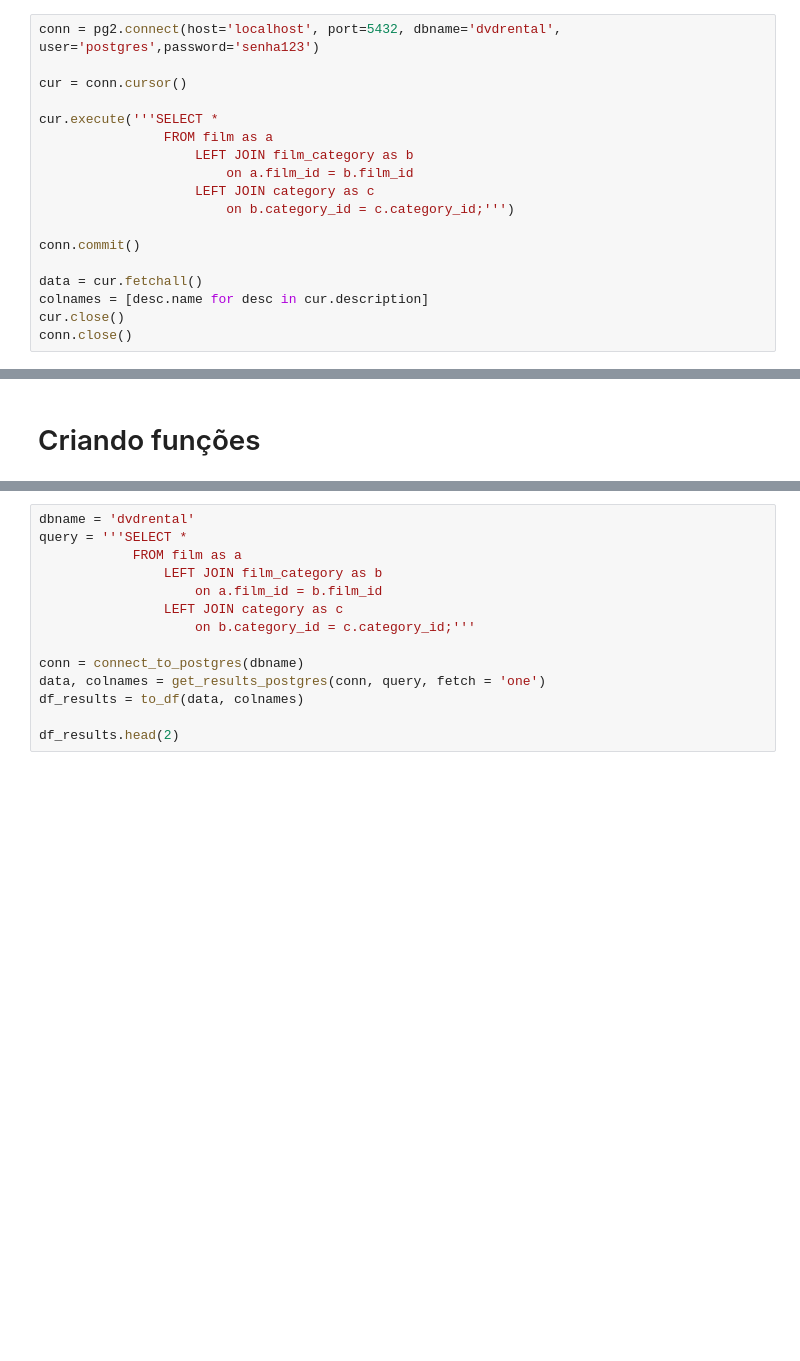
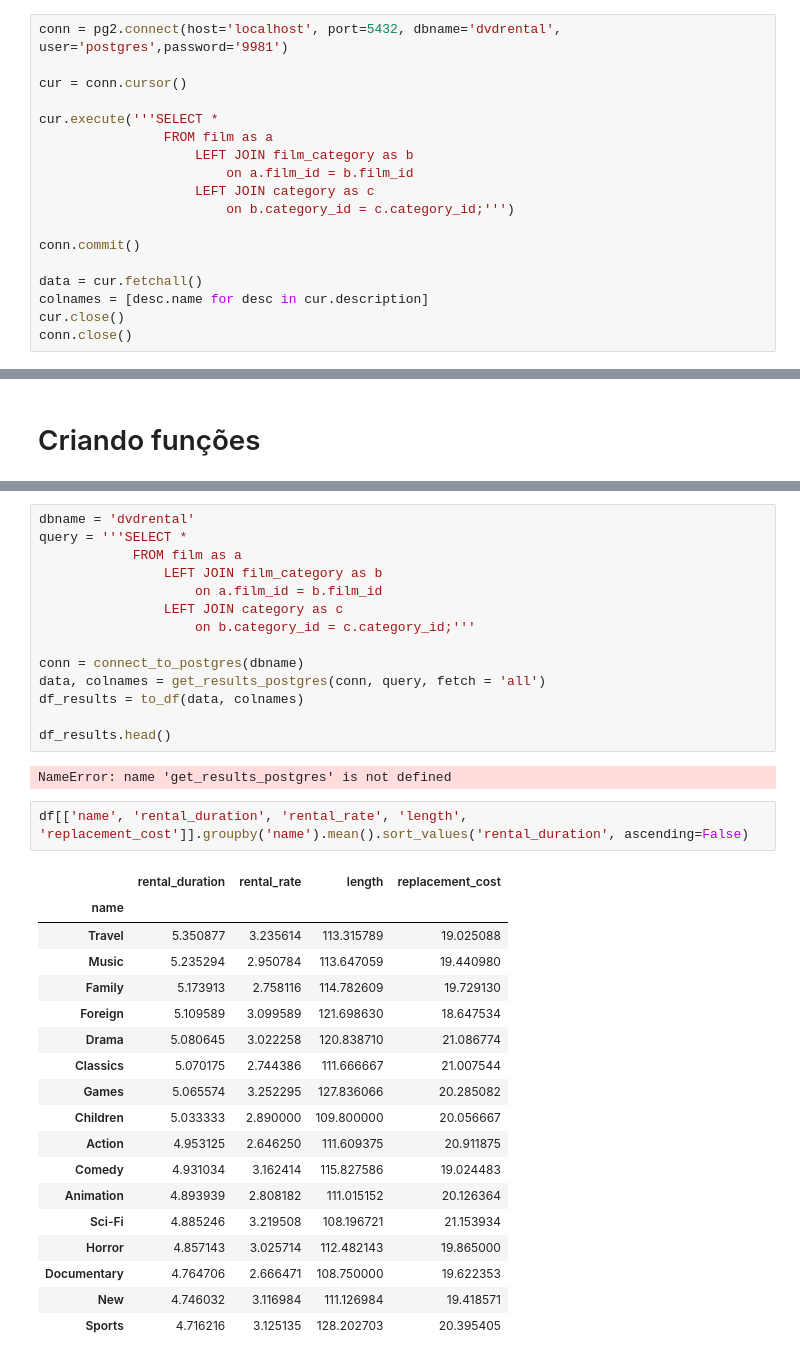
Before and after one commit to marceloaires7/EBAC-Aulas, a Jupyter notebook: Modulo21/notebooks/Mod21 - SQL + Python.ipynb, the cells around one changed output, grey strips where cells are left out. Saved outputs shown, nothing was run; the diff lists cells and outputs as text; blank space fills up the shorter version.

```diff
--- a/Modulo21/notebooks/Mod21 - SQL + Python.ipynb
+++ b/Modulo21/notebooks/Mod21 - SQL + Python.ipynb
@@ -76,7 +147,7 @@ df.dtypes
 # %% [markdown]
 ![dvd-rental-sample-database-diagram.png](attachment:dvd-rental-sample-database-diagram.png)
 # %%
-conn = pg2.connect(host='localhost', port=5432, dbname='dvdrental', user='postgres',password='senha123')
+conn = pg2.connect(host='localhost', port=5432, dbname='dvdrental', user='postgres',password='9981')
 
 cur = conn.cursor()
 
@@ -178,7 +321,30 @@ query = '''SELECT *
                     on b.category_id = c.category_id;'''
 
 conn = connect_to_postgres(dbname)
-data, colnames = get_results_postgres(conn, query, fetch = 'one')
+data, colnames = get_results_postgres(conn, query, fetch = 'all')
 df_results = to_df(data, colnames)
 
-df_results.head(2)
+df_results.head()
+# %% [output]
+NameError: name 'get_results_postgres' is not defined
+# %%
+df[['name', 'rental_duration', 'rental_rate', 'length', 'replacement_cost']].groupby('name').mean().sort_values('rental_duration', ascending=False)
+# %% [output]
+|  | rental_duration | rental_rate | length | replacement_cost |
+| name |  |  |  |  |
+| Travel | 5.350877 | 3.235614 | 113.315789 | 19.025088 |
+| Music | 5.235294 | 2.950784 | 113.647059 | 19.440980 |
+| Family | 5.173913 | 2.758116 | 114.782609 | 19.729130 |
+| Foreign | 5.109589 | 3.099589 | 121.698630 | 18.647534 |
+| Drama | 5.080645 | 3.022258 | 120.838710 | 21.086774 |
+| Classics | 5.070175 | 2.744386 | 111.666667 | 21.007544 |
+| Games | 5.065574 | 3.252295 | 127.836066 | 20.285082 |
+| Children | 5.033333 | 2.890000 | 109.800000 | 20.056667 |
+| Action | 4.953125 | 2.646250 | 111.609375 | 20.911875 |
+| Comedy | 4.931034 | 3.162414 | 115.827586 | 19.024483 |
+| Animation | 4.893939 | 2.808182 | 111.015152 | 20.126364 |
+| Sci-Fi | 4.885246 | 3.219508 | 108.196721 | 21.153934 |
+| Horror | 4.857143 | 3.025714 | 112.482143 | 19.865000 |
+| Documentary | 4.764706 | 2.666471 | 108.750000 | 19.622353 |
+| New | 4.746032 | 3.116984 | 111.126984 | 19.418571 |
+| Sports | 4.716216 | 3.125135 | 128.202703 | 20.395405 |
```
Also changed, not shown: parts of 17 cells of this notebook, 1 other file.
